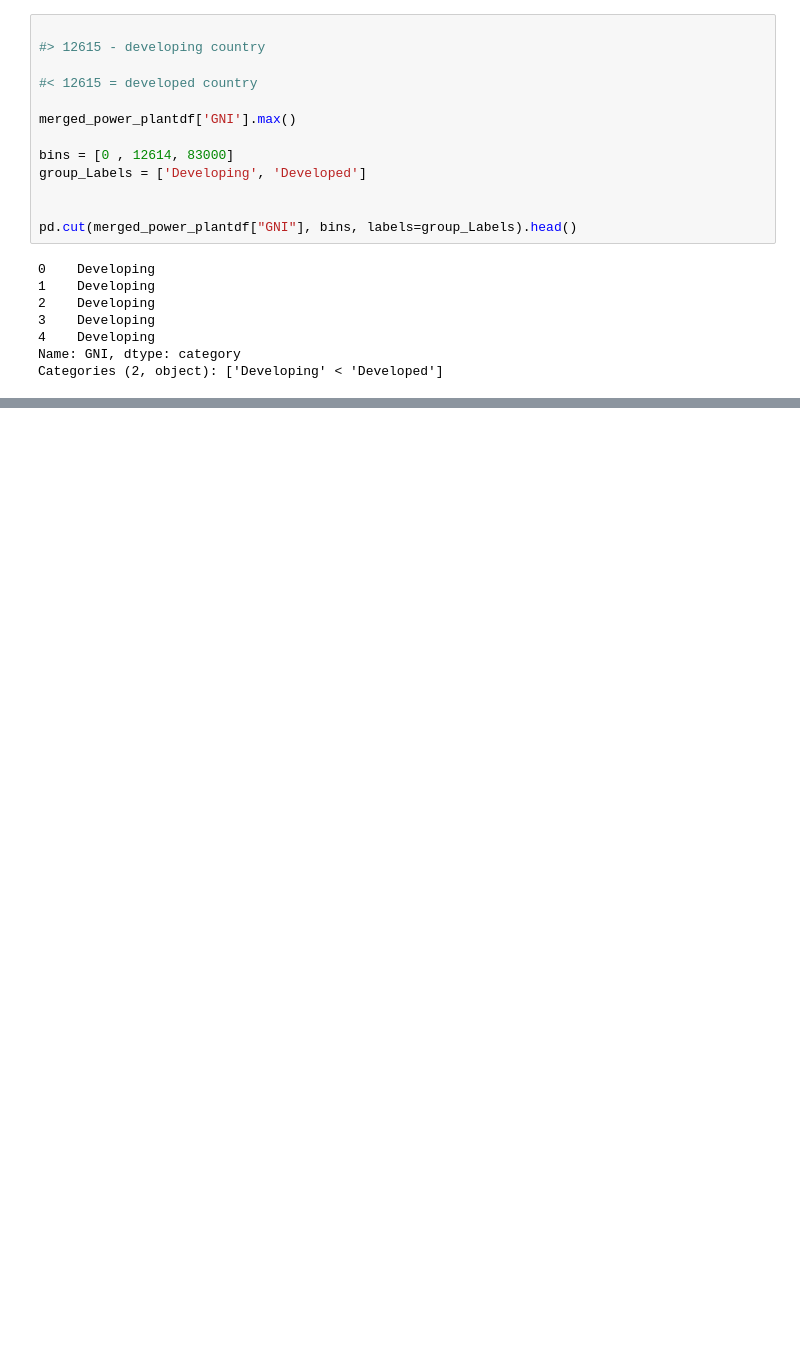
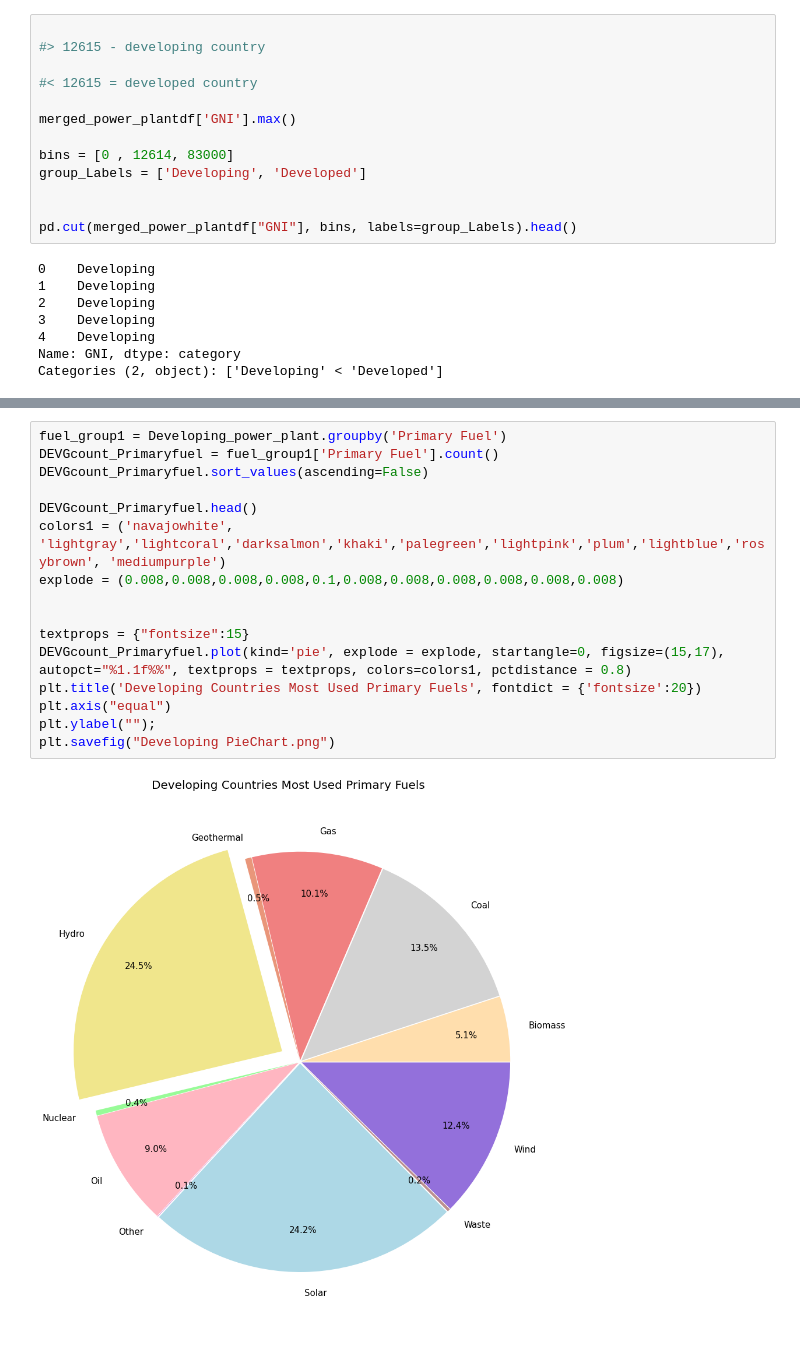
Before and after one commit to Carly-Jane/International_Power_Rangers, a Jupyter notebook: clean_up_notebook.ipynb, the cells around one changed output, grey strips where cells are left out. Drawn from its saved outputs; the diff is of its cells as text; blank space fills up the shorter version.

```diff
--- a/clean_up_notebook.ipynb
+++ b/clean_up_notebook.ipynb
@@ -235,0 +259,18 @@ Developing_power_plant.head(20)
+# %%
+fuel_group1 = Developing_power_plant.groupby('Primary Fuel')
+DEVGcount_Primaryfuel = fuel_group1['Primary Fuel'].count()
+DEVGcount_Primaryfuel.sort_values(ascending=False)
+
+DEVGcount_Primaryfuel.head()
+colors1 = ('navajowhite', 'lightgray','lightcoral','darksalmon','khaki','palegreen','lightpink','plum','lightblue','rosybrown', 'mediumpurple')
+explode = (0.008,0.008,0.008,0.008,0.1,0.008,0.008,0.008,0.008,0.008,0.008)
+
+
+textprops = {"fontsize":15}
+DEVGcount_Primaryfuel.plot(kind='pie', explode = explode, startangle=0, figsize=(15,17), autopct="%1.1f%%", textprops = textprops, colors=colors1, pctdistance = 0.8)
+plt.title('Developing Countries Most Used Primary Fuels', fontdict = {'fontsize':20})
+plt.axis("equal")
+plt.ylabel("");
+plt.savefig("Developing PieChart.png")
+# %% [output]
+[figure, added]
```
Also changed, not shown: parts of 4 cells of this notebook, 2 other files.
